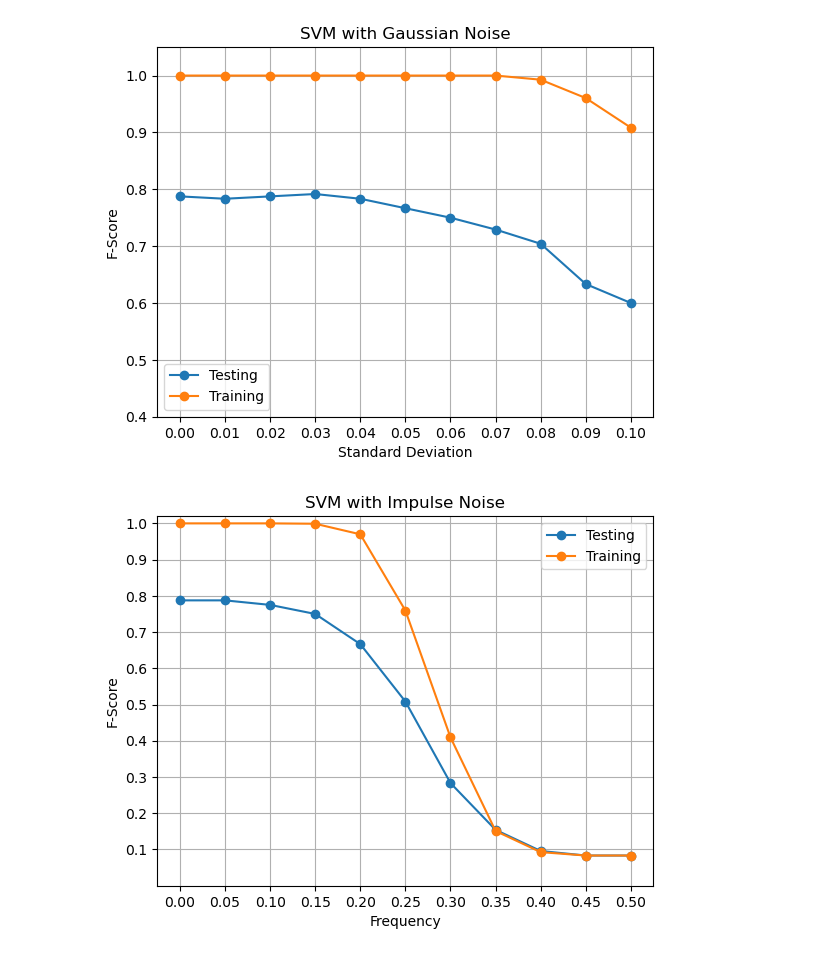
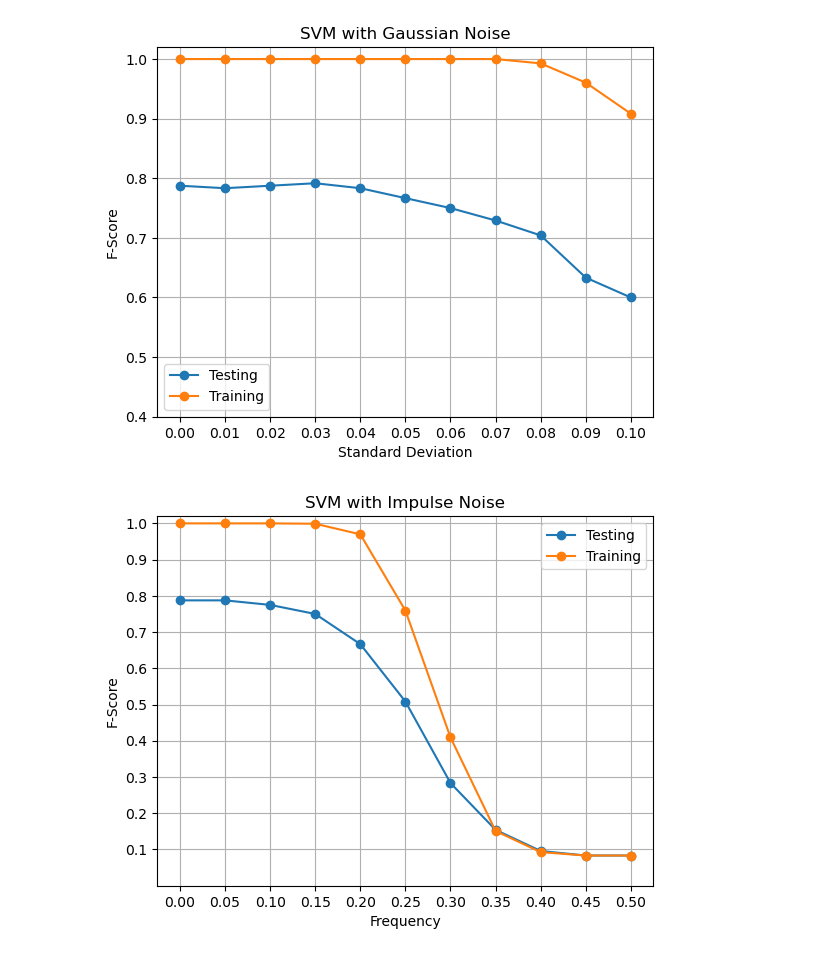
Before and after one commit to JosephAcernese/Effects-of-Noise-on-Image-Classification, a Jupyter notebook: Result_Plotting.ipynb, the cells around one changed output. Saved outputs shown, nothing was run; the diff lists cells and outputs as text; code cells hidden in the pictures.

```diff
--- a/Result_Plotting.ipynb
+++ b/Result_Plotting.ipynb
@@ -48,14 +63,14 @@ nb_train_f_sp =  {0: 0.6088925473201404, 0.05: 0.6132577889926074, 0.1: 0.617316
 # %%
 # Plot svm w/ gaussian
-plt.ylim(0.4,1.05)
+plt.ylim(0.4,1.02)
 plt.grid()
-plt.title("SVM F-Score with Gaussian Noise")
+plt.title("SVM with Gaussian Noise")
 plt.xlabel("Standard Deviation")
 plt.ylabel("F-Score")
 plt.xticks(list(svm_test_f_gaussian.keys()))
 plt.plot(list(svm_test_f_gaussian.keys()),list(svm_test_f_gaussian.values()),**{'marker':'o'})
 plt.plot(list(svm_train_f_gaussian.keys()),list(svm_train_f_gaussian.values()),**{'marker':'o'})
 plt.legend(["Testing","Training"])
 plt.show()
 # %% [output]
-[figure, old version]
+[figure, new version]
```
Also changed, not shown: parts of 17 cells of this notebook.
